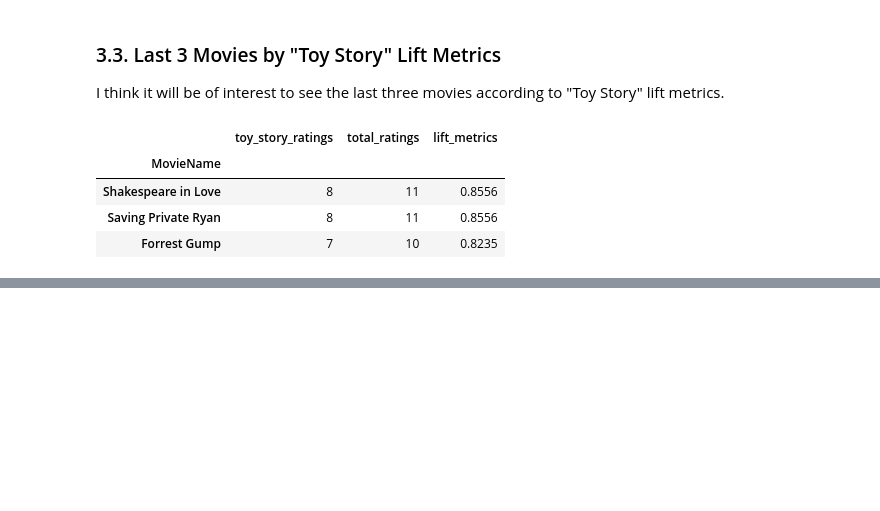
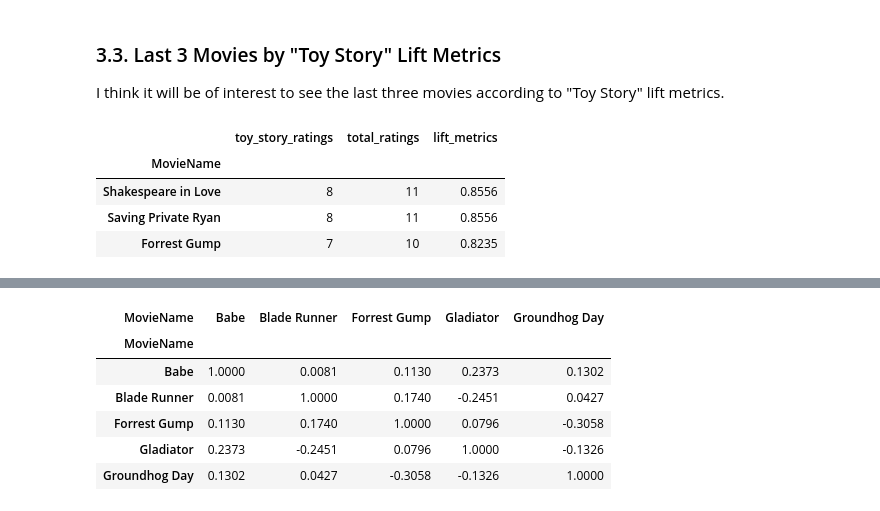
Before and after one commit to alv2017/DataAnalysis---MovieRatings, a Jupyter notebook: notebooks/MovieRatings_AssociationMetrics.ipynb, the cells around one changed output, grey strips where cells are left out. Cells and saved outputs as stored; diff of their text form; code cells hidden in the pictures; blank space fills up the shorter version.

```diff
--- a/notebooks/MovieRatings_AssociationMetrics.ipynb
+++ b/notebooks/MovieRatings_AssociationMetrics.ipynb
@@ -262,0 +316,15 @@ lift_metrics_summary.tail(n=3)
+# %%
+# Movie Correlation Matrix
+
+movie_correlation_matrix = movie_ratings_matrix.T.corr()
+
+# Movie Correlation Matrix for the First Five Movies
+movie_correlation_matrix.iloc[:5, :5]
+# %% [output]
+| MovieName | Babe | Blade Runner | Forrest Gump | Gladiator | Groundhog Day |
+| MovieName |  |  |  |  |  |
+| Babe | 1.0000 | 0.0081 | 0.1130 | 0.2373 | 0.1302 |
+| Blade Runner | 0.0081 | 1.0000 | 0.1740 | -0.2451 | 0.0427 |
+| Forrest Gump | 0.1130 | 0.1740 | 1.0000 | 0.0796 | -0.3058 |
+| Gladiator | 0.2373 | -0.2451 | 0.0796 | 1.0000 | -0.1326 |
+| Groundhog Day | 0.1302 | 0.0427 | -0.3058 | -0.1326 | 1.0000 |
```
Also changed, not shown: parts of 14 cells of this notebook.
